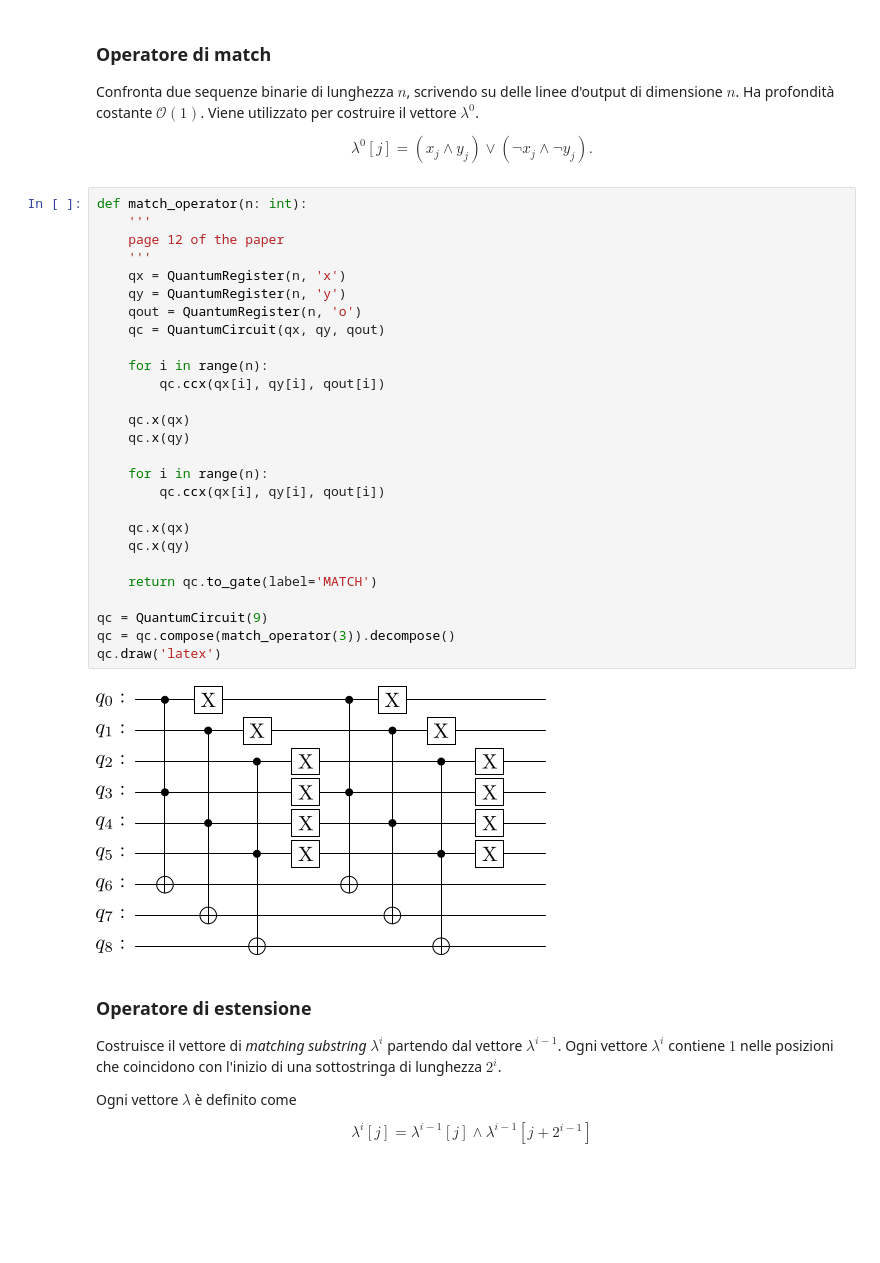
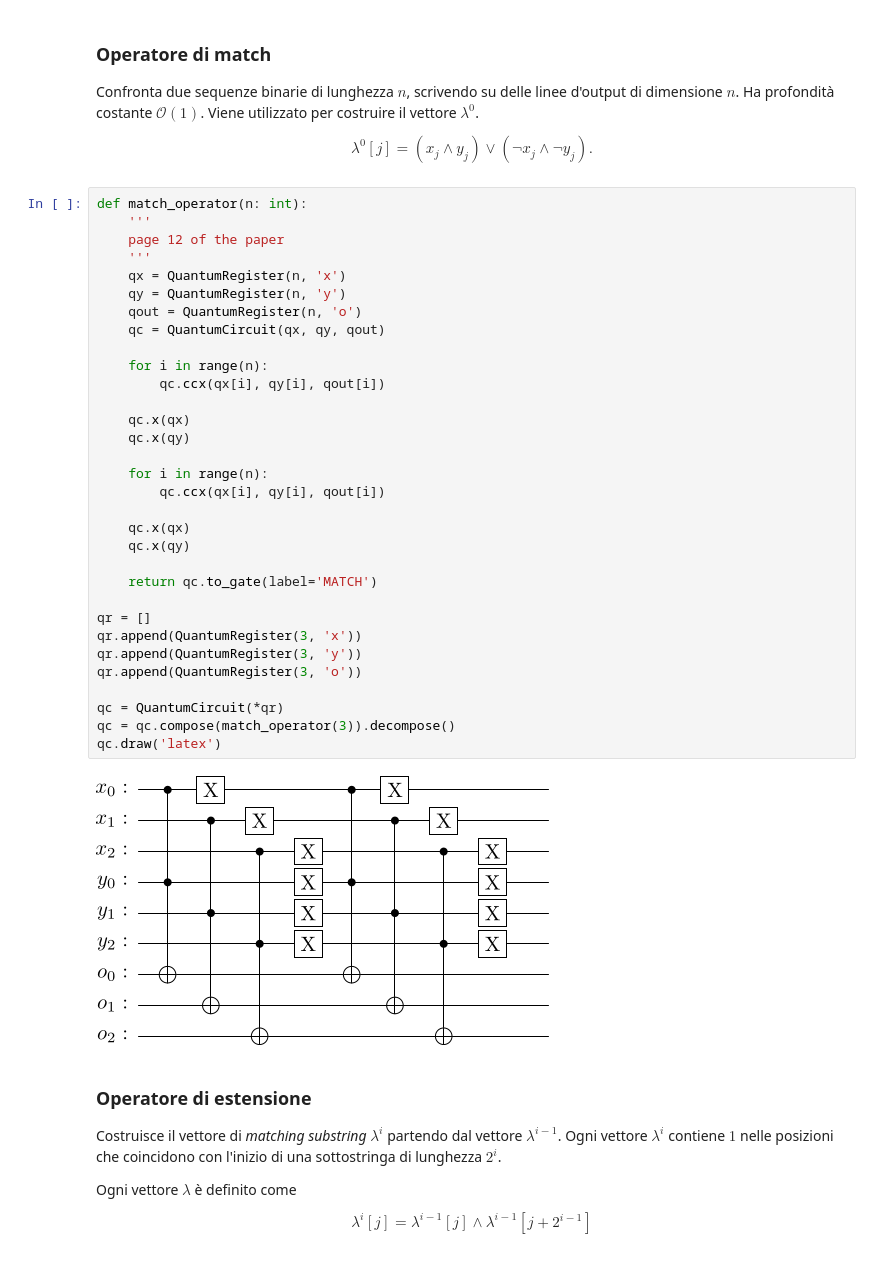
Before and after one commit to BoredDam/quantum-algorithms, a Jupyter notebook: Quantum-LCS/Quantum-LCS.ipynb, the cells around one changed output. Cells and saved outputs as stored; diff of their text form; blank space fills up the shorter version.

```diff
--- a/Quantum-LCS/Quantum-LCS.ipynb
+++ b/Quantum-LCS/Quantum-LCS.ipynb
@@ -138,32 +145,37 @@ $$
 # %%
 def match_operator(n: int):
     '''
     page 12 of the paper
     '''
     qx = QuantumRegister(n, 'x')
     qy = QuantumRegister(n, 'y')
     qout = QuantumRegister(n, 'o')
     qc = QuantumCircuit(qx, qy, qout)
 
     for i in range(n):
         qc.ccx(qx[i], qy[i], qout[i])
 
     qc.x(qx)
     qc.x(qy)
 
     for i in range(n):
         qc.ccx(qx[i], qy[i], qout[i])
 
     qc.x(qx)
     qc.x(qy)
 
     return qc.to_gate(label='MATCH')
 
-qc = QuantumCircuit(9)
+qr = []
+qr.append(QuantumRegister(3, 'x'))
+qr.append(QuantumRegister(3, 'y'))
+qr.append(QuantumRegister(3, 'o'))
+
+qc = QuantumCircuit(*qr)
 qc = qc.compose(match_operator(3)).decompose()
 qc.draw('latex')
 # %% [output]
-[figure, old version]
+[figure, new version]
 # %% [markdown]
 ### **Operatore di estensione**
 
```
Also changed, not shown: parts of 8 cells of this notebook.
